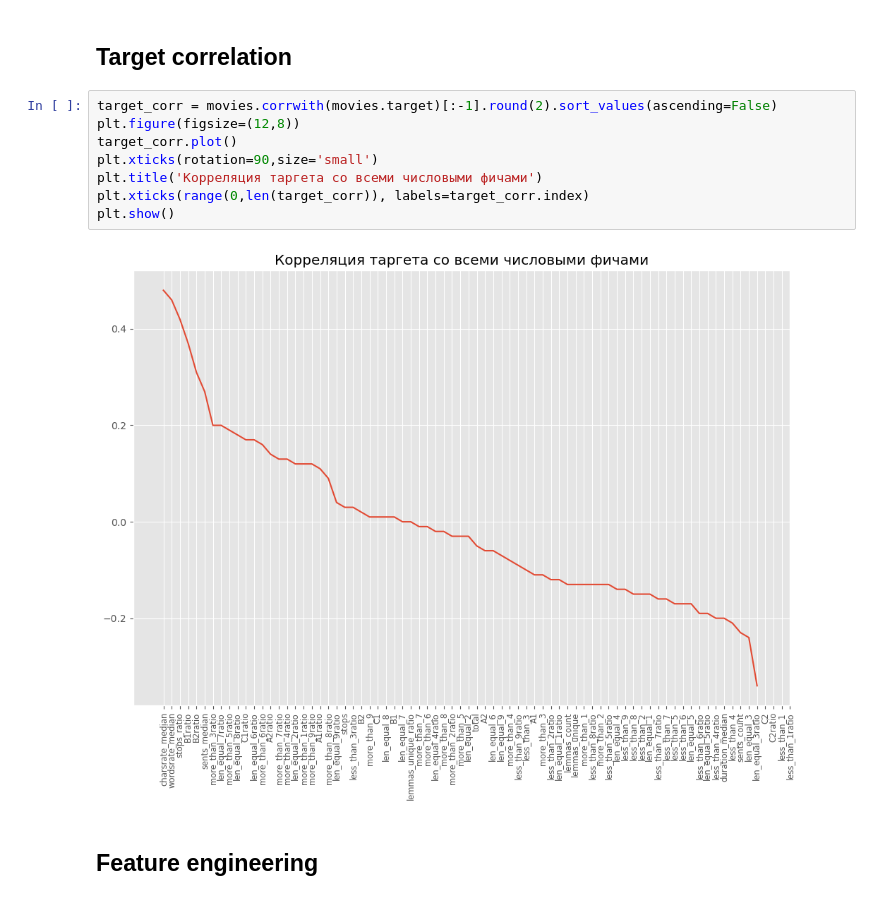
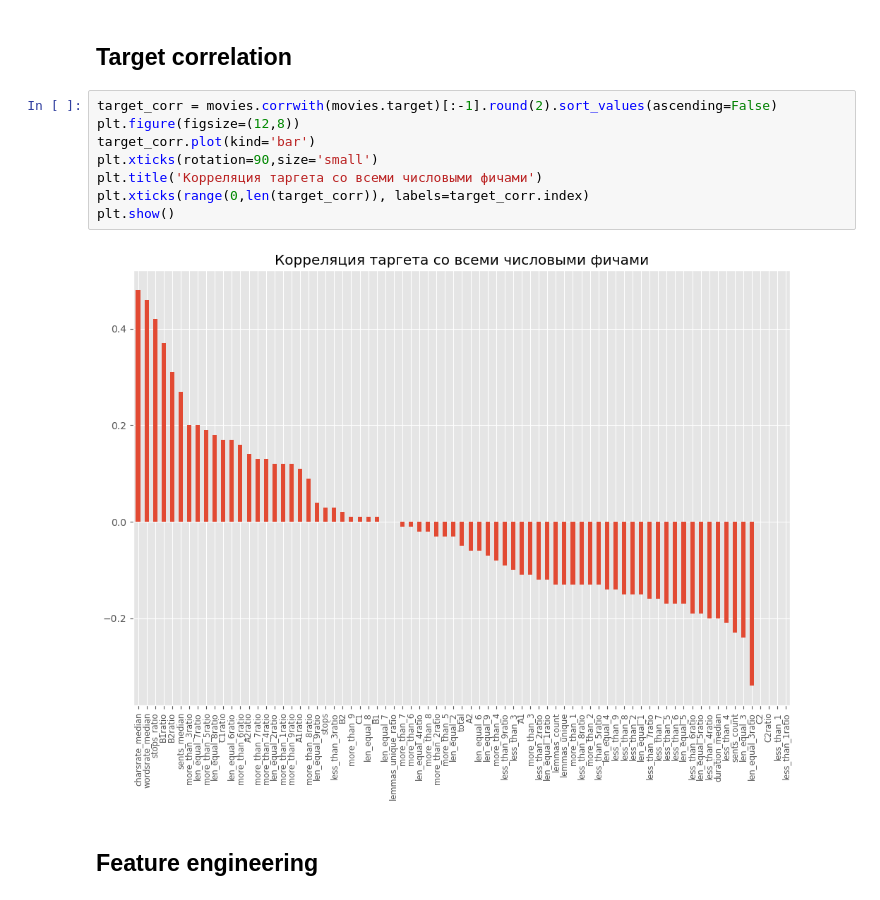
Before and after one commit to artefucktor/english_level, a Jupyter notebook: movies_english_level.ipynb, the cells around one changed output. Drawn from its saved outputs; the diff is of its cells as text.

```diff
--- a/movies_english_level.ipynb
+++ b/movies_english_level.ipynb
@@ -643,13 +643,13 @@ plt.show()
 # %%
 target_corr = movies.corrwith(movies.target)[:-1].round(2).sort_values(ascending=False)
 plt.figure(figsize=(12,8))
-target_corr.plot()
+target_corr.plot(kind='bar')
 plt.xticks(rotation=90,size='small')
 plt.title('Корреляция таргета со всеми числовыми фичами')
 plt.xticks(range(0,len(target_corr)), labels=target_corr.index)
 plt.show()
 # %% [output]
-[figure, old version]
+[figure, new version]
 # %% [markdown]
 ## Feature engineering
 # %%
```
Also changed, not shown: parts of 4 cells of this notebook.
